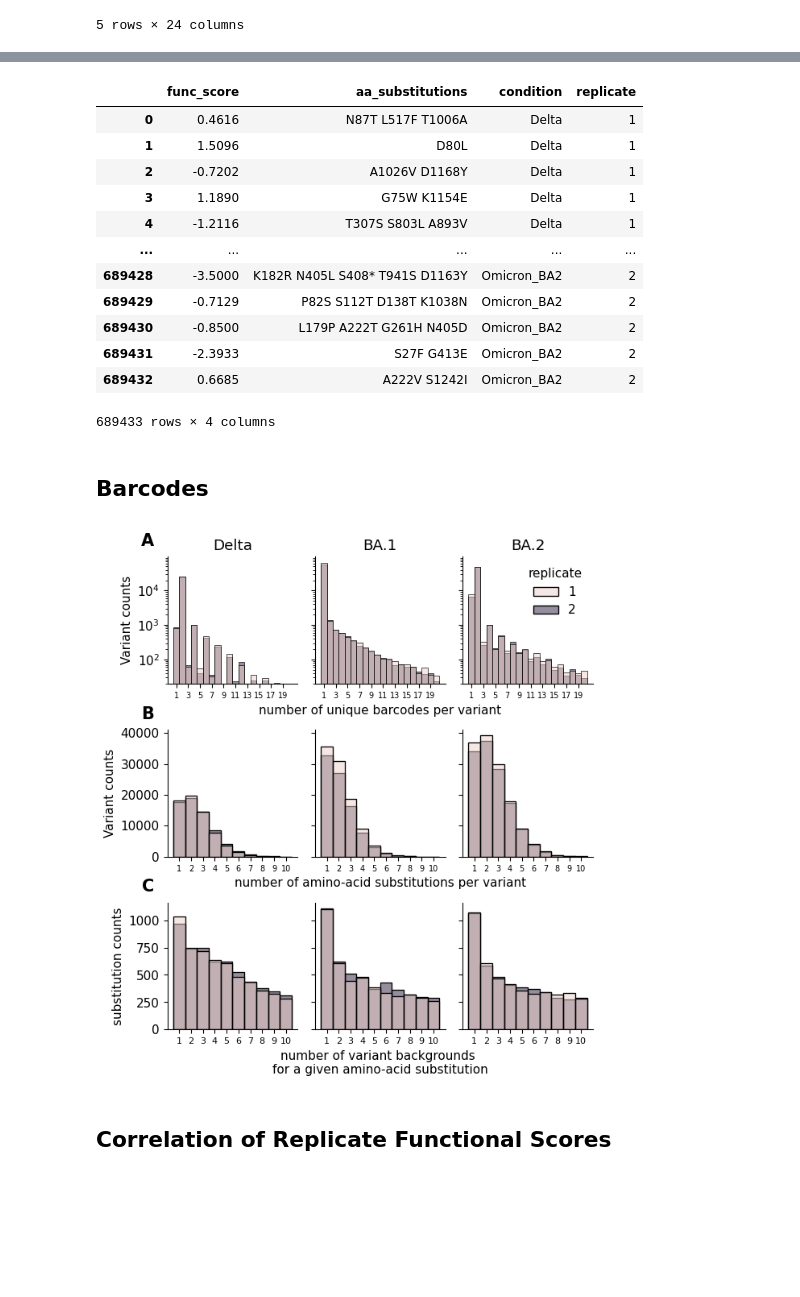
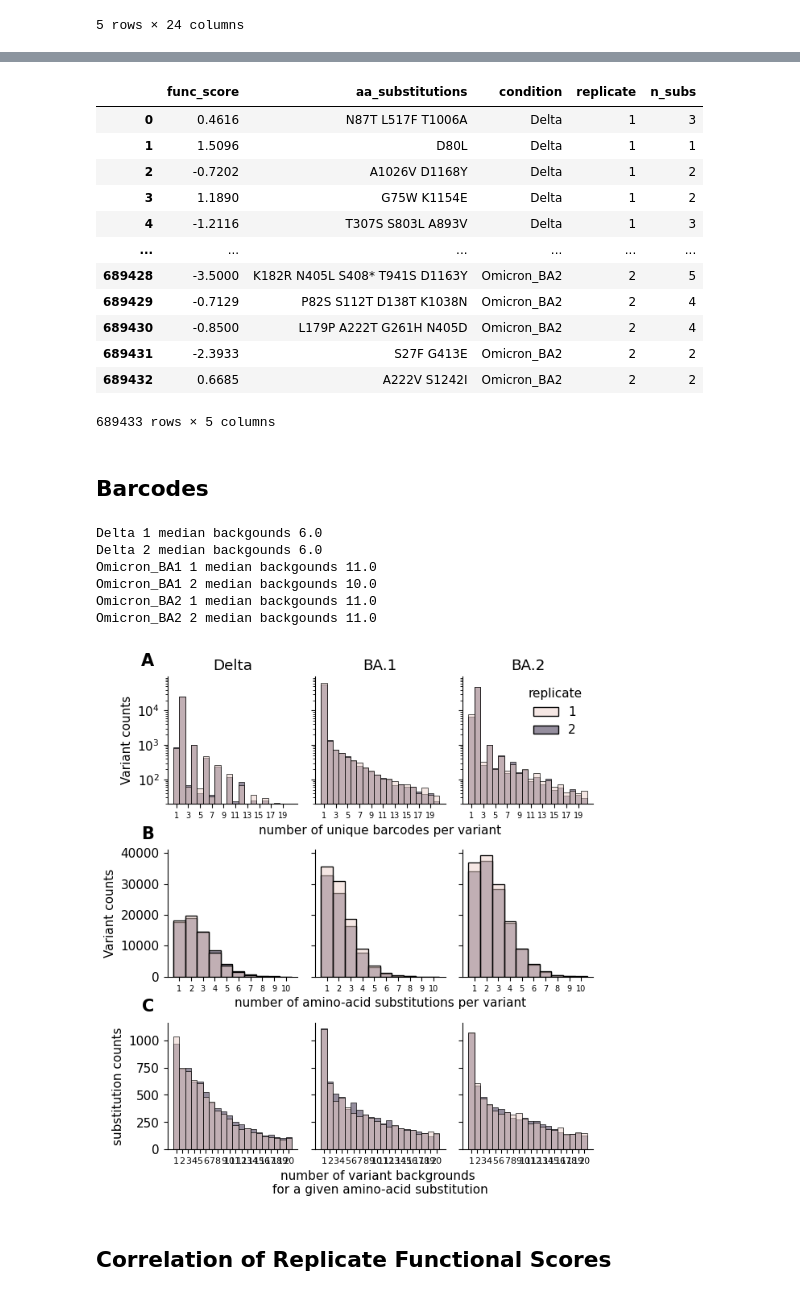
Before and after one commit to matsengrp/SARS-CoV-2_spike_multidms, a Jupyter notebook: notebooks/manuscript-figures.ipynb, the cells around one changed output, grey strips where cells are left out. Drawn from its saved outputs; the diff is of its cells as text; code cells hidden in the pictures; blank space fills up the shorter version.

```diff
--- a/notebooks/manuscript-figures.ipynb
+++ b/notebooks/manuscript-figures.ipynb
@@ -60,3 +57,5 @@ func_score_df
 | 689431 | -2.3933 | S27F G413E | Omicron_BA2 | 2 |
 | 689432 | 0.6685 | A222V S1242I | Omicron_BA2 | 2 |
 689433 rows × 4 columns
+# %%
+func_score_df = func_score_df.assign(n_subs = [len(aa_subs.split()) for aa_subs in func_score_df.aa_substitutions])
@@ -75,22 +154,26 @@ models.head()
 # %%
 func_score_df
 # %% [output]
-|  | func_score | aa_substitutions | condition | replicate |
-| 0 | 0.4616 | N87T L517F T1006A | Delta | 1 |
-| 1 | 1.5096 | D80L | Delta | 1 |
-| 2 | -0.7202 | A1026V D1168Y | Delta | 1 |
-| 3 | 1.1890 | G75W K1154E | Delta | 1 |
-| 4 | -1.2116 | T307S S803L A893V | Delta | 1 |
-| ... | ... | ... | ... | ... |
-| 689428 | -3.5000 | K182R N405L S408* T941S D1163Y | Omicron_BA2 | 2 |
-| 689429 | -0.7129 | P82S S112T D138T K1038N | Omicron_BA2 | 2 |
-| 689430 | -0.8500 | L179P A222T G261H N405D | Omicron_BA2 | 2 |
-| 689431 | -2.3933 | S27F G413E | Omicron_BA2 | 2 |
-| 689432 | 0.6685 | A222V S1242I | Omicron_BA2 | 2 |
+|  | func_score | aa_substitutions | condition | replicate | n_subs |
+| 0 | 0.4616 | N87T L517F T1006A | Delta | 1 | 3 |
+| 1 | 1.5096 | D80L | Delta | 1 | 1 |
+| 2 | -0.7202 | A1026V D1168Y | Delta | 1 | 2 |
+| 3 | 1.1890 | G75W K1154E | Delta | 1 | 2 |
+| 4 | -1.2116 | T307S S803L A893V | Delta | 1 | 3 |
+| ... | ... | ... | ... | ... | ... |
+| 689428 | -3.5000 | K182R N405L S408* T941S D1163Y | Omicron_BA2 | 2 | 5 |
+| 689429 | -0.7129 | P82S S112T D138T K1038N | Omicron_BA2 | 2 | 4 |
+| 689430 | -0.8500 | L179P A222T G261H N405D | Omicron_BA2 | 2 | 4 |
+| 689431 | -2.3933 | S27F G413E | Omicron_BA2 | 2 | 2 |
+| 689432 | 0.6685 | A222V S1242I | Omicron_BA2 | 2 | 2 |
-689433 rows × 4 columns
+689433 rows × 5 columns
 # %% [markdown]
 ## Barcodes
 # %%
+# Take away Panel A
+# add median to each
+# range of genotype backgrounds out to 50
+
 saveas = f"raw_data_summary_barcodes_backgrounds_hist"
 logscale=False
 fig, ax = plt.subplots(3,3, sharex="row", sharey="row", figsize=[6.4, 7])
@@ -174,7 +257,9 @@ for col, (condition, condition_df) in enumerate(collapsed_bc_df.groupby("conditi
         times_seen.index.name = f"mutation"
         df = pd.concat([df, times_seen.assign(replicate=rep).reset_index()])
 
-    sns.histplot(df.query("count <= 10"), x="count", ax=iter_ax,  hue="replicate", discrete=True)
+    sns.histplot(df.query("count <= 20"), x="count", ax=iter_ax,  hue="replicate", discrete=True)
+    for rep, rep_df in df.groupby("replicate"):
+        print(f"{condition} {rep} median backgounds {rep_df['count'].median()}")
 
     iter_ax.get_legend().remove()
     xscale = "number of variant backgrounds \nfor a given amino-acid substitution" if col == 1 else ""
@@ -182,8 +267,8 @@ for col, (condition, condition_df) in enumerate(collapsed_bc_df.groupby("conditi
     ylabel = f"substitution counts" if col == 0 else ""
     iter_ax.set_ylabel(ylabel)
     iter_ax.set_xticks(
-        [i+1 for i in range(10)],
-        labels=[i+1 for i in range(10) ],
+        [i+1 for i in range(20)],
+        labels=[i+1 for i in range(20) ],
         ha="center",
         size=8
     )
@@ -193,34 +278,40 @@ plt.tight_layout()
 
 ax[0,0].text(
     -0.1, 1.06,
     f"A",
     ha="right", va="bottom",
     size=15,
     weight="bold",
     transform=ax[0,0].transAxes
 )
 ax[1,0].text(
     -0.1, 1.06,
     f"B",
     ha="right", va="bottom",
     size=15,
     weight="bold",
     transform=ax[1,0].transAxes
 )
 ax[2,0].text(
     -0.1, 1.06,
     f"C",
     ha="right", va="bottom",
     size=15,
     weight="bold",
     transform=ax[2,0].transAxes
 )
 
 fig.savefig(f"{OUTDIR}/{saveas}.pdf")
 fig.savefig(f"{OUTDIR}/{saveas}.png")
 plt.show()
 # %% [output]
+Delta 1 median backgounds 6.0
+Delta 2 median backgounds 6.0
+Omicron_BA1 1 median backgounds 11.0
+Omicron_BA1 2 median backgounds 10.0
+Omicron_BA2 1 median backgounds 11.0
+Omicron_BA2 2 median backgounds 11.0
-[figure, old version]
+[figure, new version]
 # %% [markdown]
 ## Correlation of Replicate Functional Scores
 # %%
```
Also changed, not shown: parts of 40 cells of this notebook, 21 other files.
